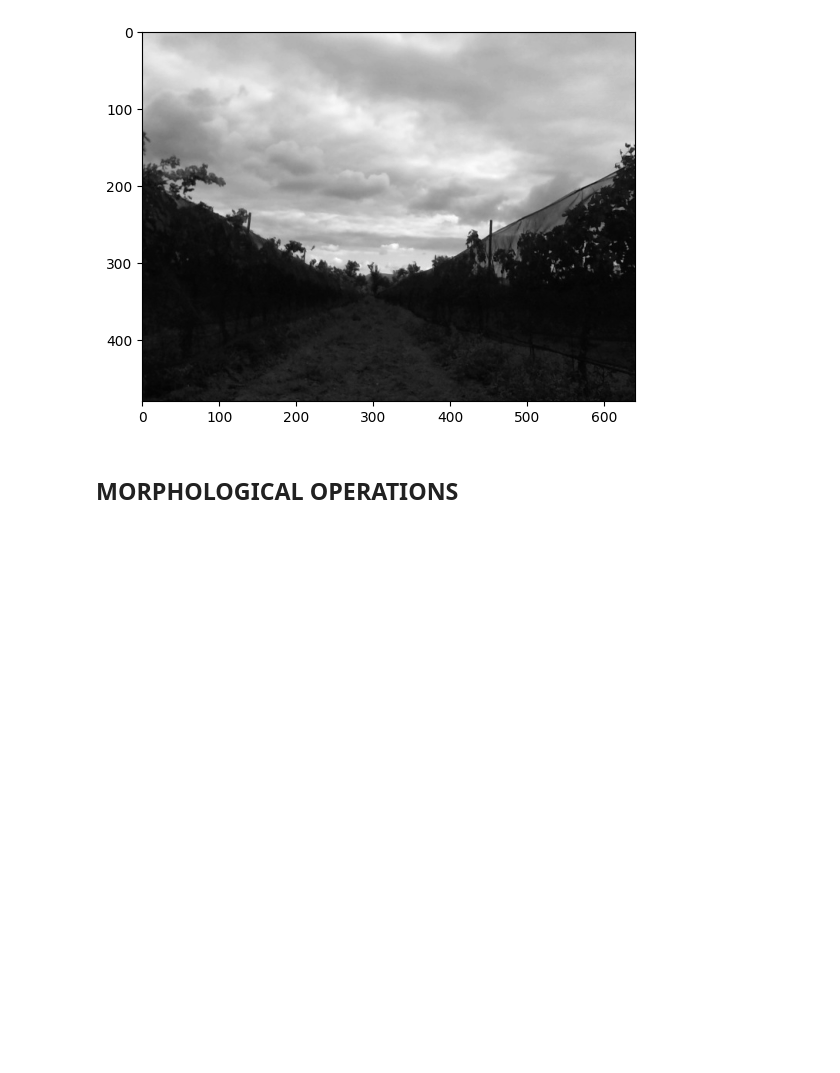
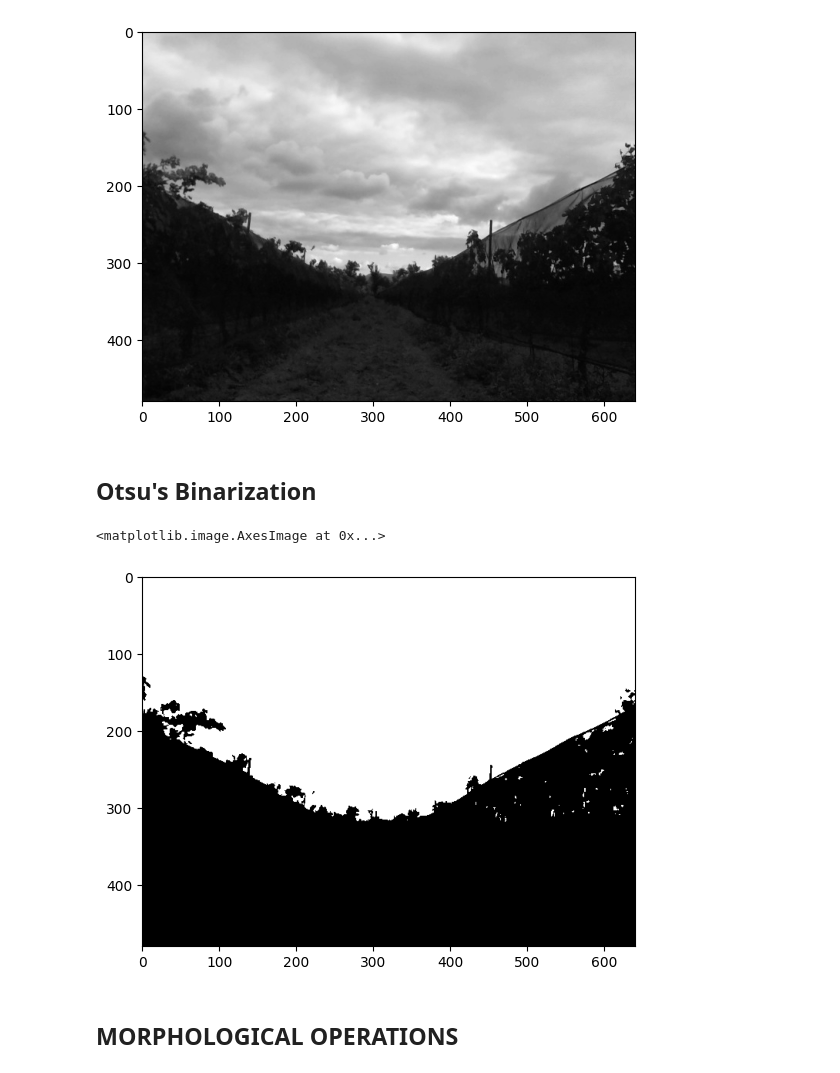
Before and after one commit to Javier-P-C/lines_vineyard, a Jupyter notebook: scripts/filterTest copy.ipynb, the cells around one changed output. Cells and saved outputs as stored; diff of their text form; code cells hidden in the pictures; blank space fills up the shorter version.

```diff
--- a/scripts/filterTest copy.ipynb
+++ b/scripts/filterTest copy.ipynb
@@ -25,6 +38,15 @@ gray.shape
 # %% [output]
 (480, 640)
 [figure]
+# %% [markdown]
+## Otsu's Binarization
+# %%
+blur = cv2.GaussianBlur(gray,(5,5),0)
+ret,otsu = cv2.threshold(gray,0,255,cv2.THRESH_BINARY+cv2.THRESH_OTSU)
+plt.imshow(otsu,cmap='gray')
+# %% [output]
+<matplotlib.image.AxesImage at 0x...>
+[figure, added]
 # %% [markdown]
 ## MORPHOLOGICAL OPERATIONS
 # %%
```
Also changed, not shown: parts of 6 cells of this notebook.
